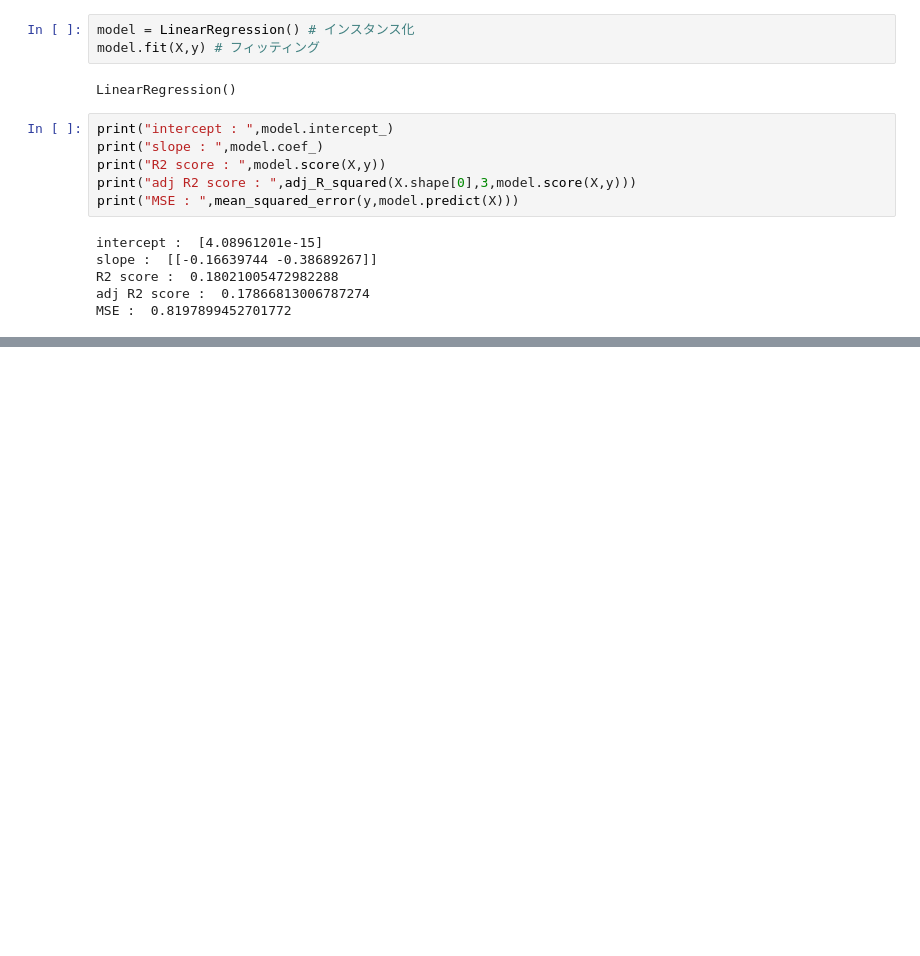
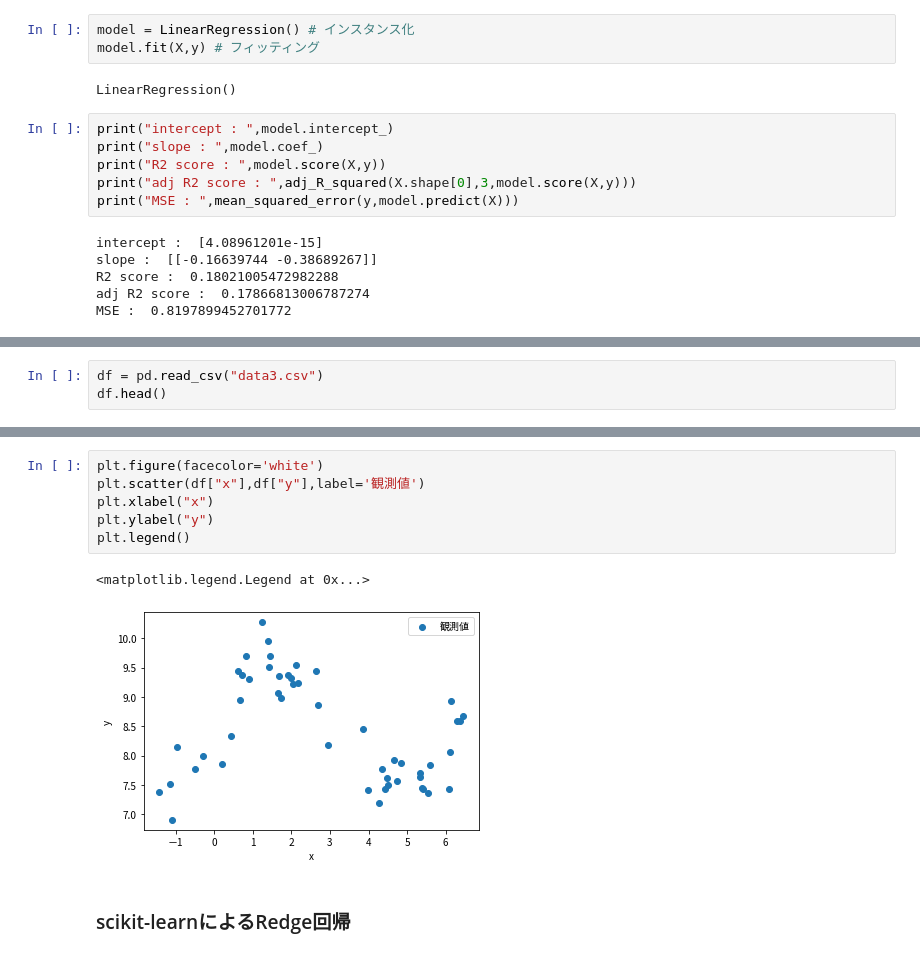
Before and after one commit to chama0623/MachineLearning, a Jupyter notebook: MachineLearning/LinearRegression.ipynb, the cells around one changed output, grey strips where cells are left out. Cells and saved outputs as stored; diff of their text form; blank space fills up the shorter version.

```diff
--- a/MachineLearning/LinearRegression.ipynb
+++ b/MachineLearning/LinearRegression.ipynb
@@ -204,0 +251,3 @@ MSE :  0.8197899452701772
+# %%
+df = pd.read_csv("data3.csv")
+df.head()
@@ -204,0 +261,11 @@ MSE :  0.8197899452701772
+# %%
+plt.figure(facecolor='white')
+plt.scatter(df["x"],df["y"],label='観測値')
+plt.xlabel("x")
+plt.ylabel("y")
+plt.legend()
+# %% [output]
+<matplotlib.legend.Legend at 0x...>
+[figure, added]
+# %% [markdown]
+### scikit-learnによるRedge回帰
```
Also changed, not shown: parts of 34 cells of this notebook, 5 other files.
